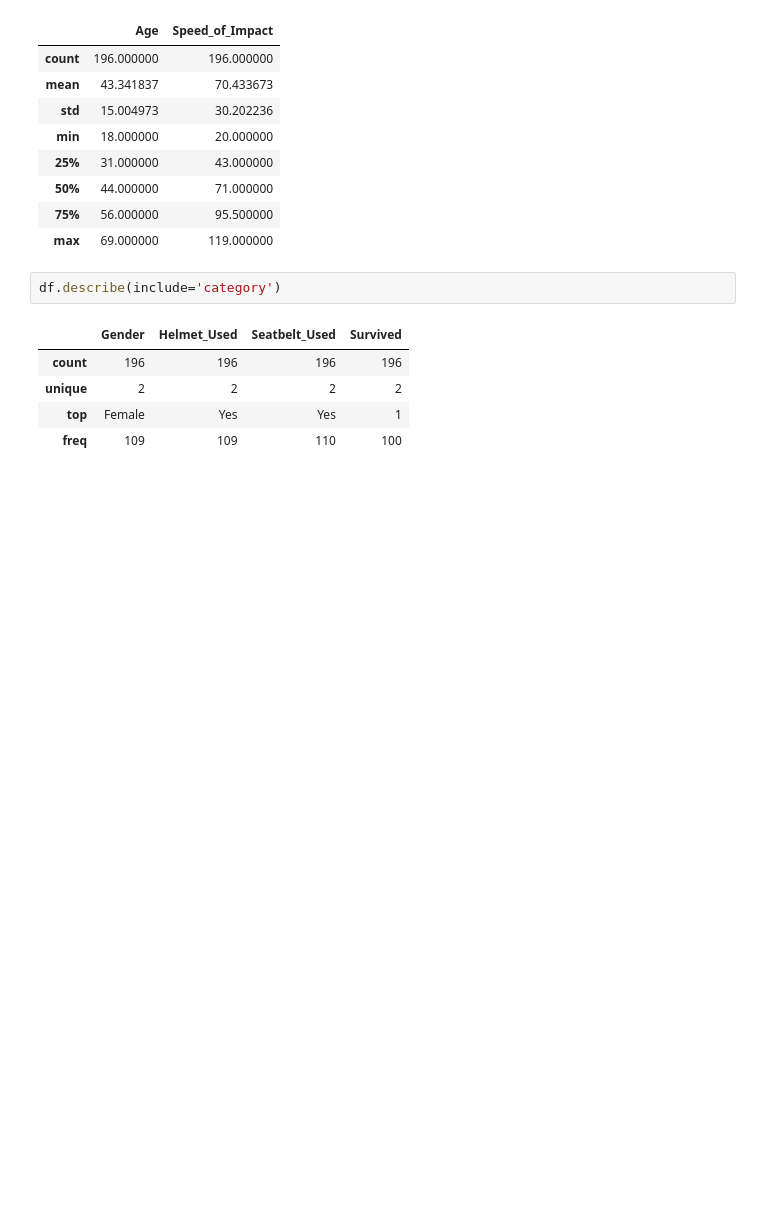
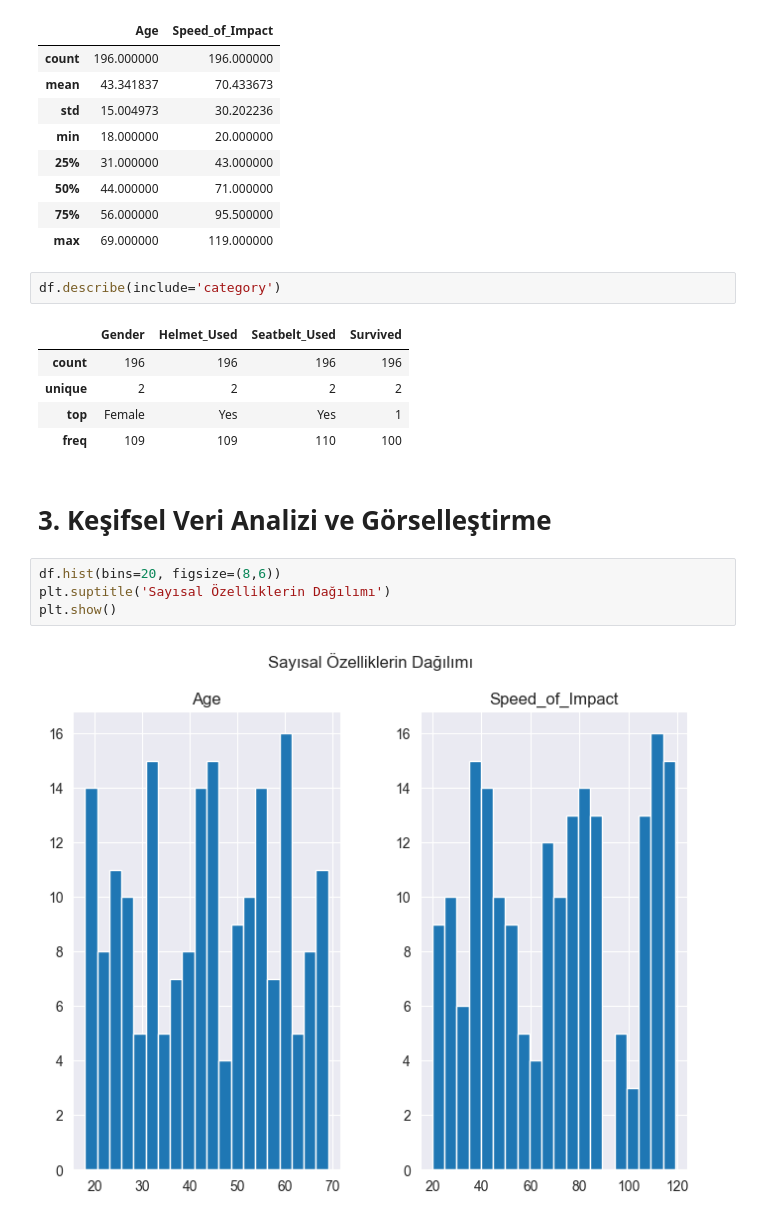
Before and after one commit to burcusevinc624/Odev3-Merge, a Jupyter notebook: odevv3.ipynb, the cells around one changed output. Drawn from its saved outputs; the diff is of its cells as text; blank space fills up the shorter version.

Commit message:
Keşifsel Veri Analizi ve Görselleştirme tamamlandı

```diff
--- a/odevv3.ipynb
+++ b/odevv3.ipynb
@@ -90,3 +90,11 @@ df.describe(include='category')
 | unique | 2 | 2 | 2 | 2 |
 | top | Female | Yes | Yes | 1 |
 | freq | 109 | 109 | 110 | 100 |
+# %% [markdown]
+# 3. Keşifsel Veri Analizi ve Görselleştirme
+# %%
+df.hist(bins=20, figsize=(8,6))
+plt.suptitle('Sayısal Özelliklerin Dağılımı')
+plt.show()
+# %% [output]
+[figure, added]
```
Also changed, not shown: parts of 13 cells of this notebook, 1 other file.
